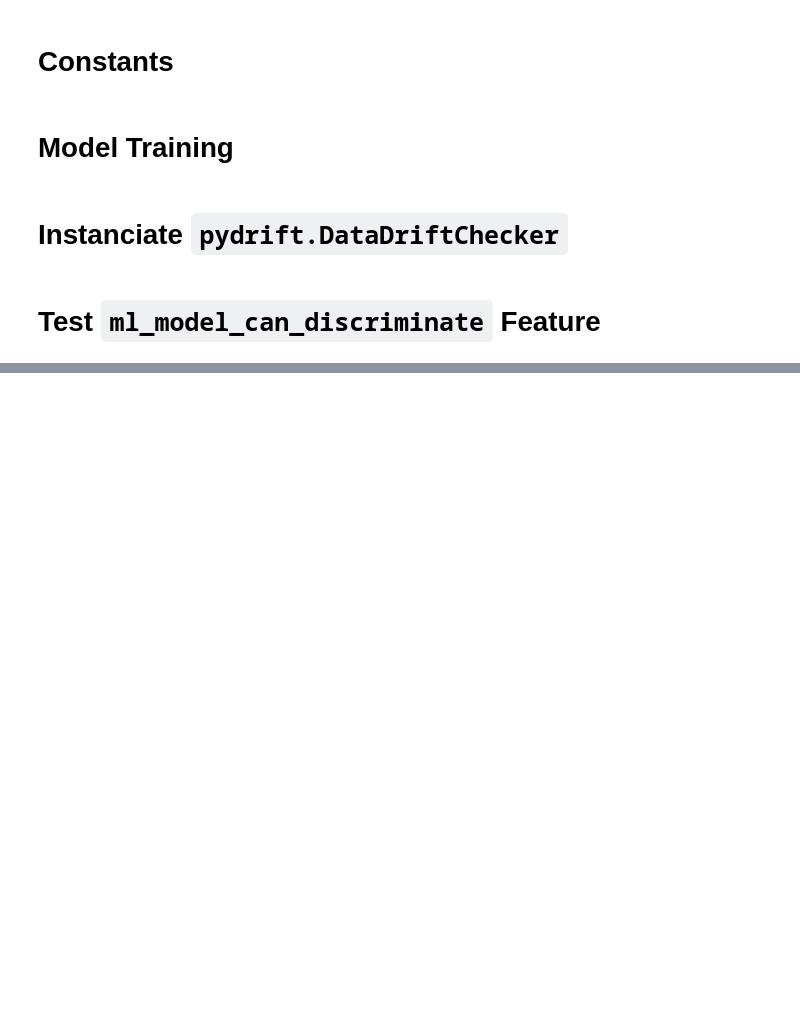
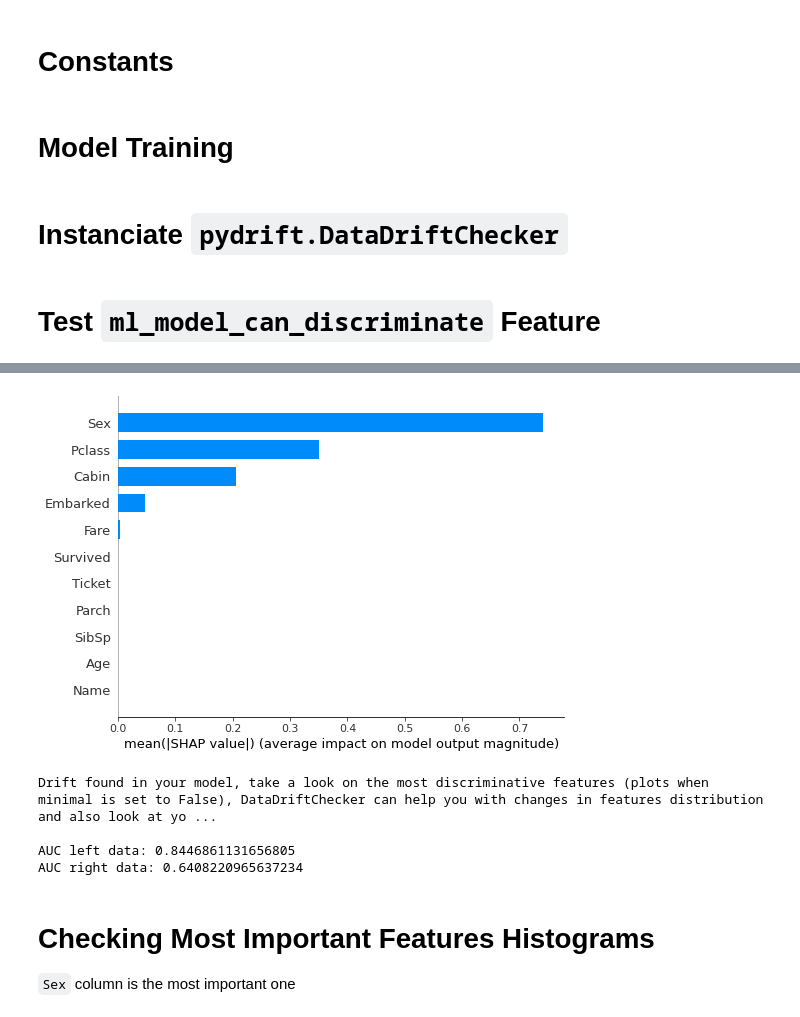
Before and after one commit to sergiocalde94/pydrift, a Jupyter notebook: notebooks/1-Titanic-Model-Drift-Demo.ipynb, the cells around one changed output, grey strips where cells are left out. Cells and saved outputs as stored; diff of their text form; code cells hidden in the pictures; blank space fills up the shorter version.

```diff
--- a/notebooks/1-Titanic-Model-Drift-Demo.ipynb
+++ b/notebooks/1-Titanic-Model-Drift-Demo.ipynb
@@ -93,0 +110,19 @@ AUC right data: 0.8590430622009568
+# %%
+df_left_data_drifted = df_left_data[(df_left_data['Sex'] == 'female') | (df_left_data['SibSp'] < 2)]
+df_right_data_drifted = df_right_data[(df_right_data['Sex'] == 'male') | (df_right_data['SibSp'] > 1)]
+
+model_drift_checker_ko_2 = ModelDriftChecker(
+    df_left_data_drifted, df_right_data_drifted, ml_classifier_model, target_column_name=TARGET
+)
+
+model_drift_checker_ko_2.check_model();
+# %% [output]
+[figure, added]
+Drift found in your model, take a look on the most discriminative features (plots when minimal is set to False), DataDriftChecker can help you with changes in features distribution and also look at yo ...
+
+AUC left data: 0.8446861131656805
+AUC right data: 0.6408220965637234
+# %% [markdown]
+# Checking Most Important Features Histograms
+
+`Sex` column is the most important one
```
Also changed, not shown: parts of 9 cells of this notebook, 23 other files.
